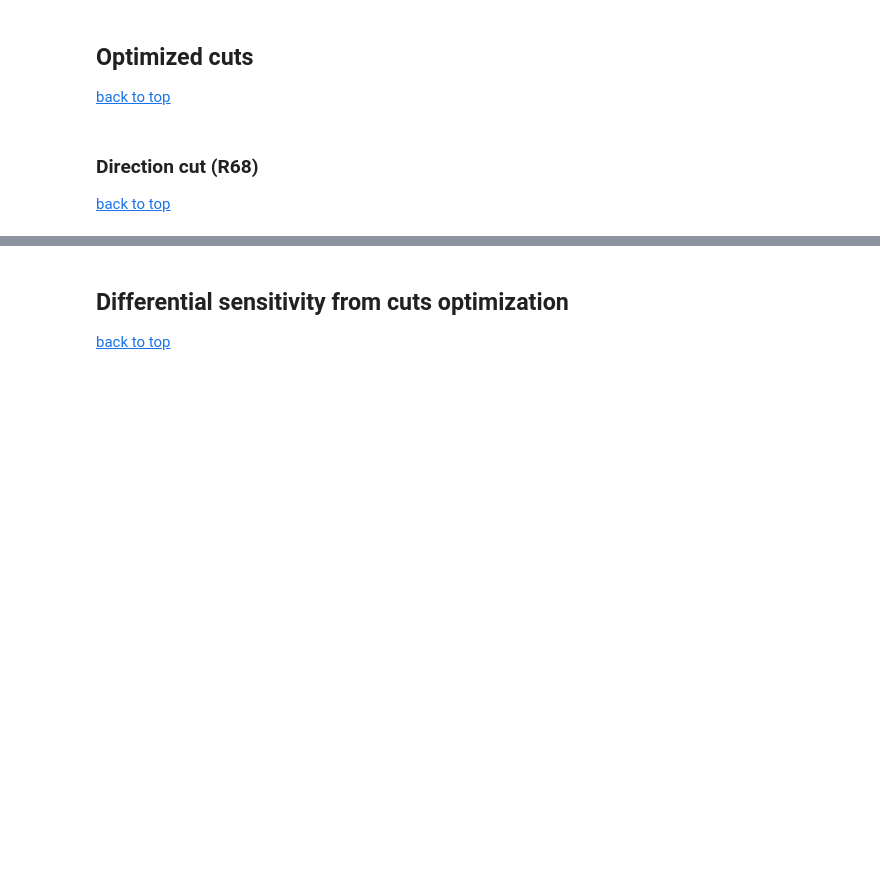
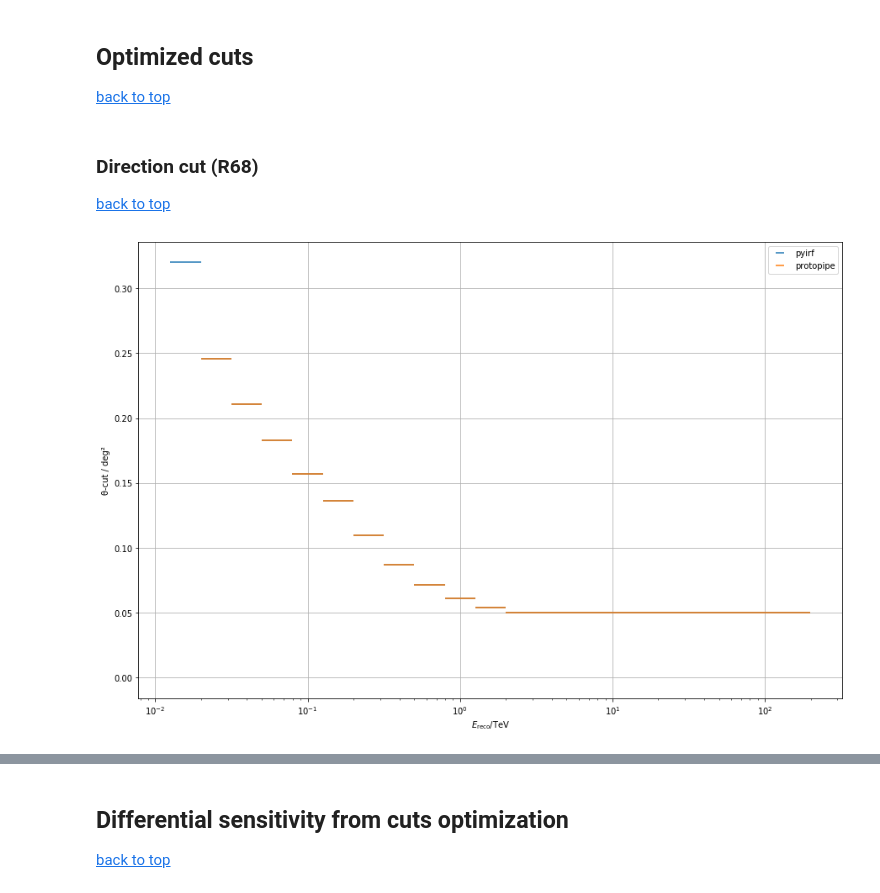
Before and after one commit to gaia-verna/protopipe, a Jupyter notebook: benchmarks/DL3/benchmarks_DL3_IRFs_and_sensitivity_pyirf.ipynb, the cells around one changed output, grey strips where cells are left out. Cells and saved outputs as stored; diff of their text form; code cells hidden in the pictures; blank space fills up the shorter version.

Commit message:
Updates on the notebook benchmarks_DL3_IRFs_and_sensitivity_pyirf.ipynb

```diff
--- a/benchmarks/DL3/benchmarks_DL3_IRFs_and_sensitivity_pyirf.ipynb
+++ b/benchmarks/DL3/benchmarks_DL3_IRFs_and_sensitivity_pyirf.ipynb
@@ -68,5 +76,5 @@ from matplotlib import gridspec
 # %%
-plt.rcParams['figure.figsize'] = (9, 6)
+plt.rcParams['figure.figsize'] = (15, 10)
 # %% [markdown]
 # Functions
 # %%
@@ -273,10 +282,10 @@ If not, we create it.
 ### ... protopipe's performance
 # %%
 # File
-file_pyirf = '/cta/verna/Desktop/PhD/Work/CTA/protopipe/protopipe/scripts/pyirf_protopipe.fits.gz'
-file_protopipe = '/cta/verna/Desktop/PhD/Work/CTA/protopipe/protopipe/scripts/irf_tail_ThSq_r68_Time50.00h/'
+file_pyirf = '/cta/verna/Desktop/PhD/Work/CTA/protopipe/benchmarks/DL3/reference_data/test/pyirf_protopipe.fits.gz'
+file_protopipe = '/cta/verna/Desktop/PhD/Work/CTA/protopipe/benchmarks/DL3/reference_data/test/irf_tail_ThSq_r68_Time50.00h/'
 
-perf = get_performance(file_protopipe + 'irf.fits.gz')
+perf_protopipe = get_performance(file_protopipe + 'irf.fits.gz')
 # %% [markdown]
 ### ... ASWG's performance
 # %%
@@ -327,33 +336,37 @@ for key in infiles.keys():
 [back to top](#Table-of-contents)
 # %%
 # protopipe cuts
-cuts_table = Table.read(file_protopipe + 'table_best_cutoff.fits', format='fits')
+cuts_table_protopipe = Table.read(file_protopipe + 'table_best_cutoff.fits', format='fits')
+
+# pyirf theta cuts
+rad_max = QTable.read(file_pyirf, hdu='RAD_MAX')[0]
+# pyirf gh cuts
+gh_cut = QTable.read(file_pyirf, hdu='GH_CUTS')[1:-1]
 # %%
-from astropy.table import QTable
-
-# pyirf theta cuts
-rad_max = QTable.read(file, hdu='RAD_MAX')[0]
-
-plt.errorbar(
-    0.5 * (cuts_table['emin'] + cuts_table['emax']),
-    cuts_table['angular_cut'],
-    xerr=0.5 * (cuts_table['emax'] - cuts_table['emin']),
-    ls='',
-    label='protopipe',
-)
-
+# pyirf
 plt.errorbar(
     0.5 * (rad_max['ENERG_LO'] + rad_max['ENERG_HI'])[1:-1].to_value(u.TeV),
     rad_max['RAD_MAX'].T[1:-1, 0].to_value(u.deg),
     xerr=0.5 * (rad_max['ENERG_HI'] - rad_max['ENERG_LO'])[1:-1].to_value(u.TeV),
     ls='',
     label='pyirf',
 )
+# protopipe
+plt.errorbar(
+    0.5 * (cuts_table_protopipe['emin'] + cuts_table_protopipe['emax']),
+    cuts_table_protopipe['angular_cut'],
+    xerr=0.5 * (cuts_table_protopipe['emax'] - cuts_table_protopipe['emin']),
+    ls='',
+    label='protopipe',
+)
+
 plt.legend()
 plt.ylabel('θ-cut / deg²')
 plt.xlabel(r'$E_\mathrm{reco} / \mathrm{TeV}$')
 plt.xscale('log')
 plt.grid()
 
 None # to remove clutter by mpl objects
+# %% [output]
+[figure, added]
 # %%
```
Also changed, not shown: parts of 19 cells of this notebook, 23 other files.
